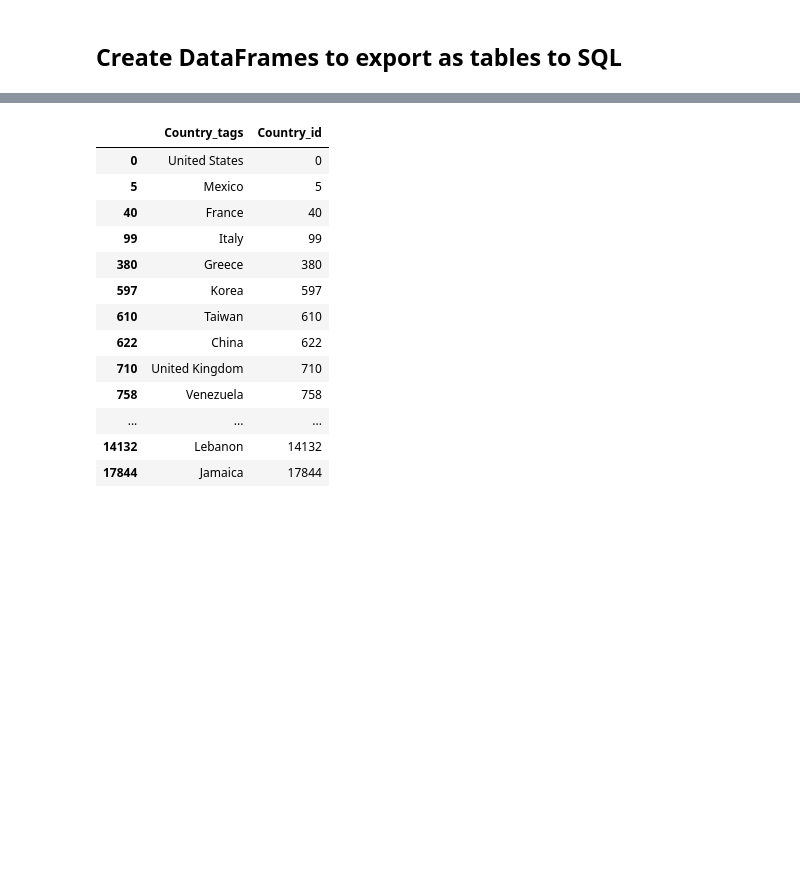
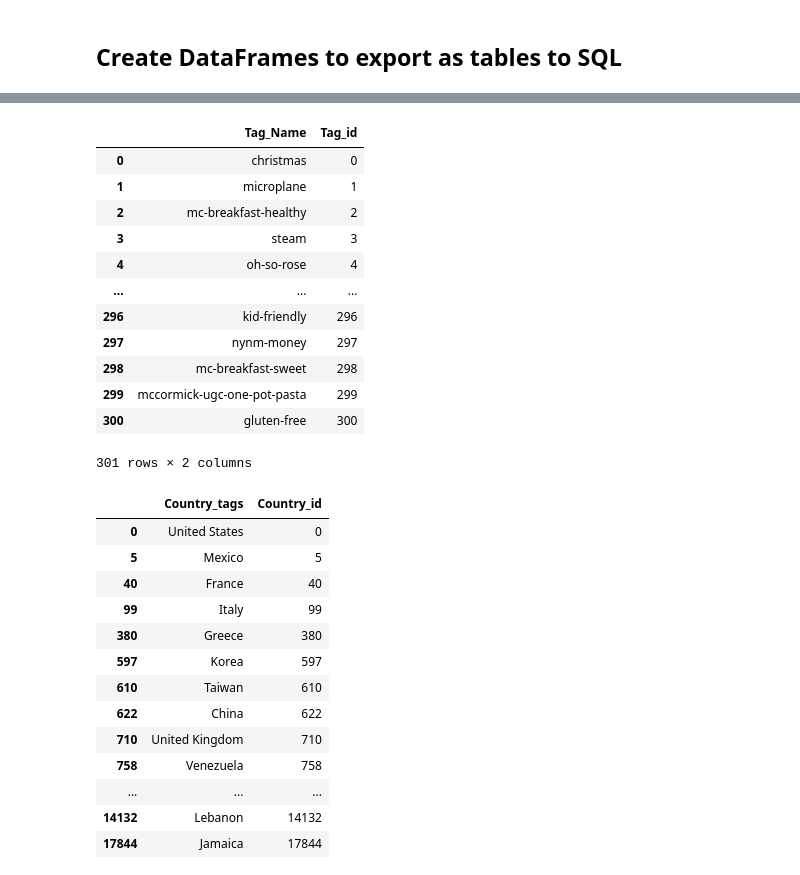
Before and after one commit to AndresCBF/IronHack, a Jupyter notebook: Projetos/ETL Tasty/Appi Tasty.ipynb, the cells around one changed output, grey strips where cells are left out. Saved outputs shown, nothing was run; the diff lists cells and outputs as text; code cells hidden in the pictures; blank space fills up the shorter version.

```diff
--- a/Projetos/ETL Tasty/Appi Tasty.ipynb
+++ b/Projetos/ETL Tasty/Appi Tasty.ipynb
@@ -394,3 +488,25 @@ df_recepies['Country_tags'].isna().sum()
+# %%
+tags_name = list(tags_name)
+tags_name = [tag.lower().replace(' ','-').replace('_',' ') for tag in tags_name]
+tags = pd.DataFrame({'Tag_Name': tags_name})
+tags = tags.dropna()
+tags = tags.drop_duplicates()
+tags['Tag_id'] = tags.index
+tags
+# %% [output]
+|  | Tag_Name | Tag_id |
+| 0 | christmas | 0 |
+| 1 | microplane | 1 |
+| 2 | mc-breakfast-healthy | 2 |
+| 3 | steam | 3 |
+| 4 | oh-so-rose | 4 |
+| ... | ... | ... |
+| 296 | kid-friendly | 296 |
+| 297 | nynm-money | 297 |
+| 298 | mc-breakfast-sweet | 298 |
+| 299 | mccormick-ugc-one-pot-pasta | 299 |
+| 300 | gluten-free | 300 |
+301 rows × 2 columns
 # %%
 df_recepies = df_recepies.drop('Country_id', axis = 1)
 country = df_recepies[['Country_tags']]
```
Also changed, not shown: parts of 16 cells of this notebook, 10 other files.
